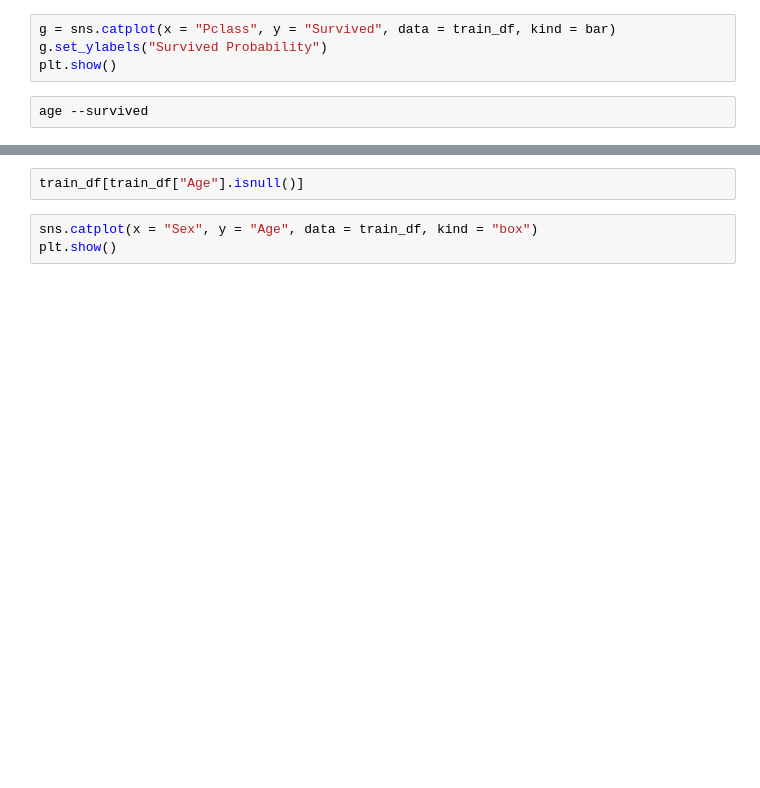
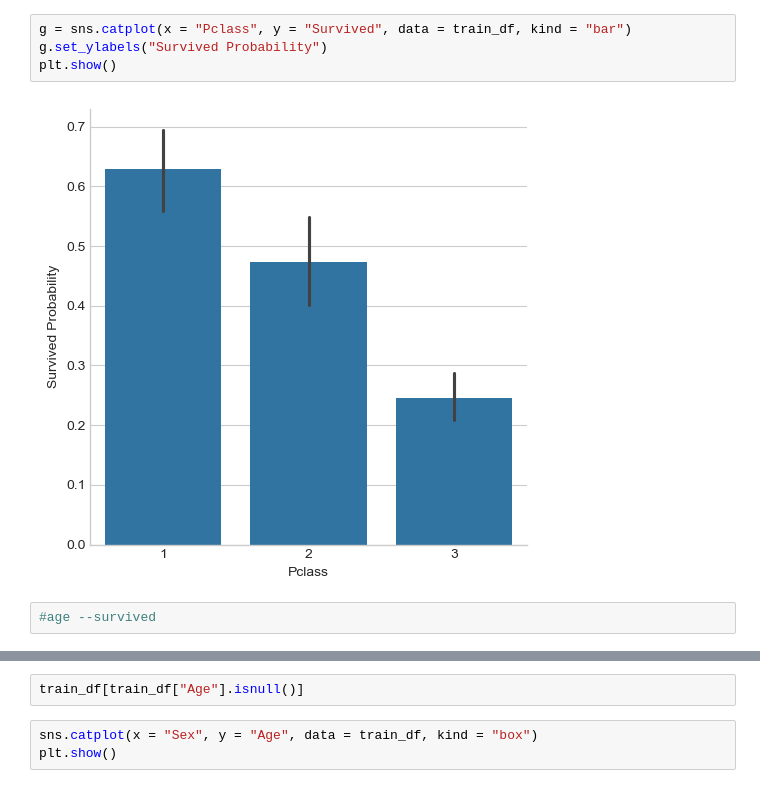
Before and after one commit to HalitBatuhanASLAN/ML_Learning, a Jupyter notebook: BTK_Pratik/Supervised/TitanicExample.ipynb, the cells around one changed output, grey strips where cells are left out. Drawn from its saved outputs; the diff is of its cells as text; blank space fills up the shorter version.

```diff
--- a/BTK_Pratik/Supervised/TitanicExample.ipynb
+++ b/BTK_Pratik/Supervised/TitanicExample.ipynb
@@ -152,7 +400,9 @@ Pclass-- survived
 # %%
-g = sns.catplot(x = "Pclass", y = "Survived", data = train_df, kind = bar)
+g = sns.catplot(x = "Pclass", y = "Survived", data = train_df, kind = "bar")
 g.set_ylabels("Survived Probability")
 plt.show()
+# %% [output]
+[figure, added]
 # %%
-age --survived
+#age --survived
 # %%
```
Also changed, not shown: parts of 116 cells of this notebook.
